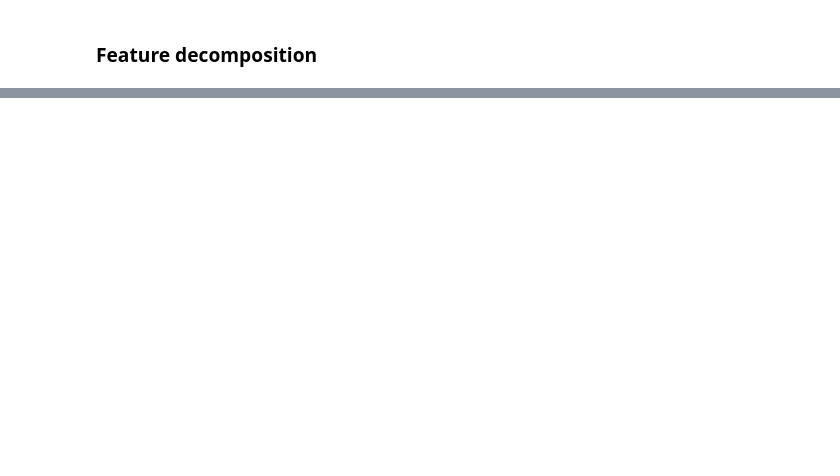
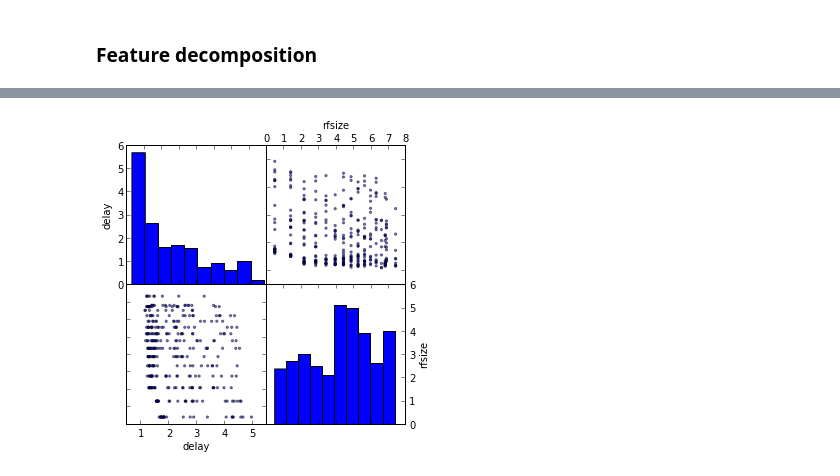
Before and after one commit to bvancea/ml-project-13, a Jupyter notebook: regression/src/python/regression.ipynb, the cells around one changed output, grey strips where cells are left out. Drawn from its saved outputs; the diff is of its cells as text; code cells hidden in the pictures; blank space fills up the shorter version.

```diff
--- a/regression/src/python/regression.ipynb
+++ b/regression/src/python/regression.ipynb
@@ -41,0 +41,7 @@ For more information, type 'help(pylab)'.
+# %%
+rfsize_func = lambda x : log(x)
+plot_data = DataFrame( { 'rfsize' : training.rfsize.apply(rfsize_func), 'delay' : training.delay } )
+scatter = pd.scatter_matrix(plot_data,alpha=0.5,figsize=(5,5), diagonal='hist')
+display()
+# %% [output]
+[figure, added]
```
Also changed, not shown: parts of 18 cells of this notebook.
